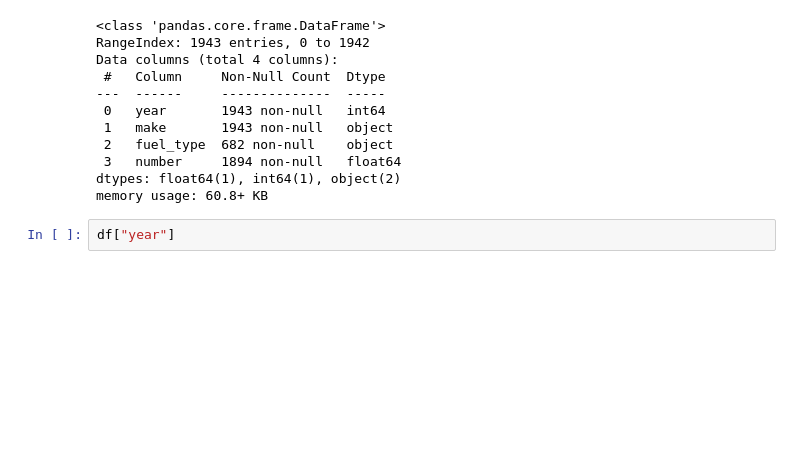
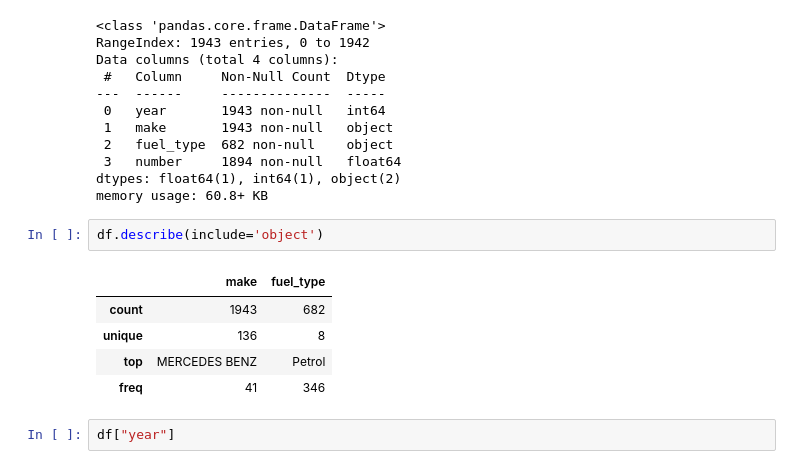
Before and after one commit to eric-ho-888/Project_2, a Jupyter notebook: ya_car_pop_make.ipynb, the cells around one changed output. Drawn from its saved outputs; the diff is of its cells as text; blank space fills up the shorter version.

```diff
--- a/ya_car_pop_make.ipynb
+++ b/ya_car_pop_make.ipynb
@@ -27,6 +27,14 @@ Data columns (total 4 columns):
  3   number     1894 non-null   float64
 dtypes: float64(1), int64(1), object(2)
 memory usage: 60.8+ KB
+# %%
+df.describe(include='object')
+# %% [output]
+|  | make | fuel_type |
+| count | 1943 | 682 |
+| unique | 136 | 8 |
+| top | MERCEDES BENZ | Petrol |
+| freq | 41 | 346 |
 # %%
 df["year"]
 # %% [output]
```
Also changed, not shown: parts of 8 cells of this notebook.
